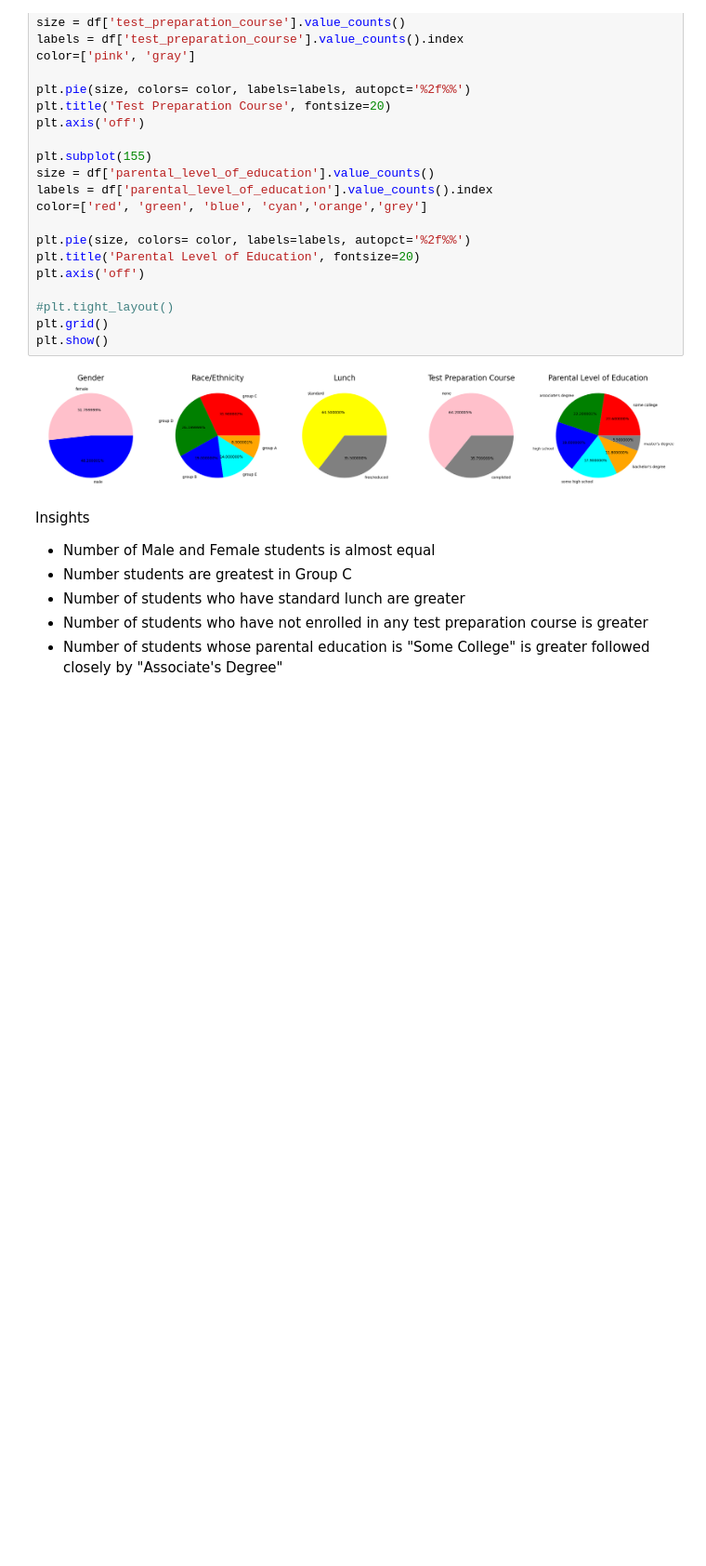
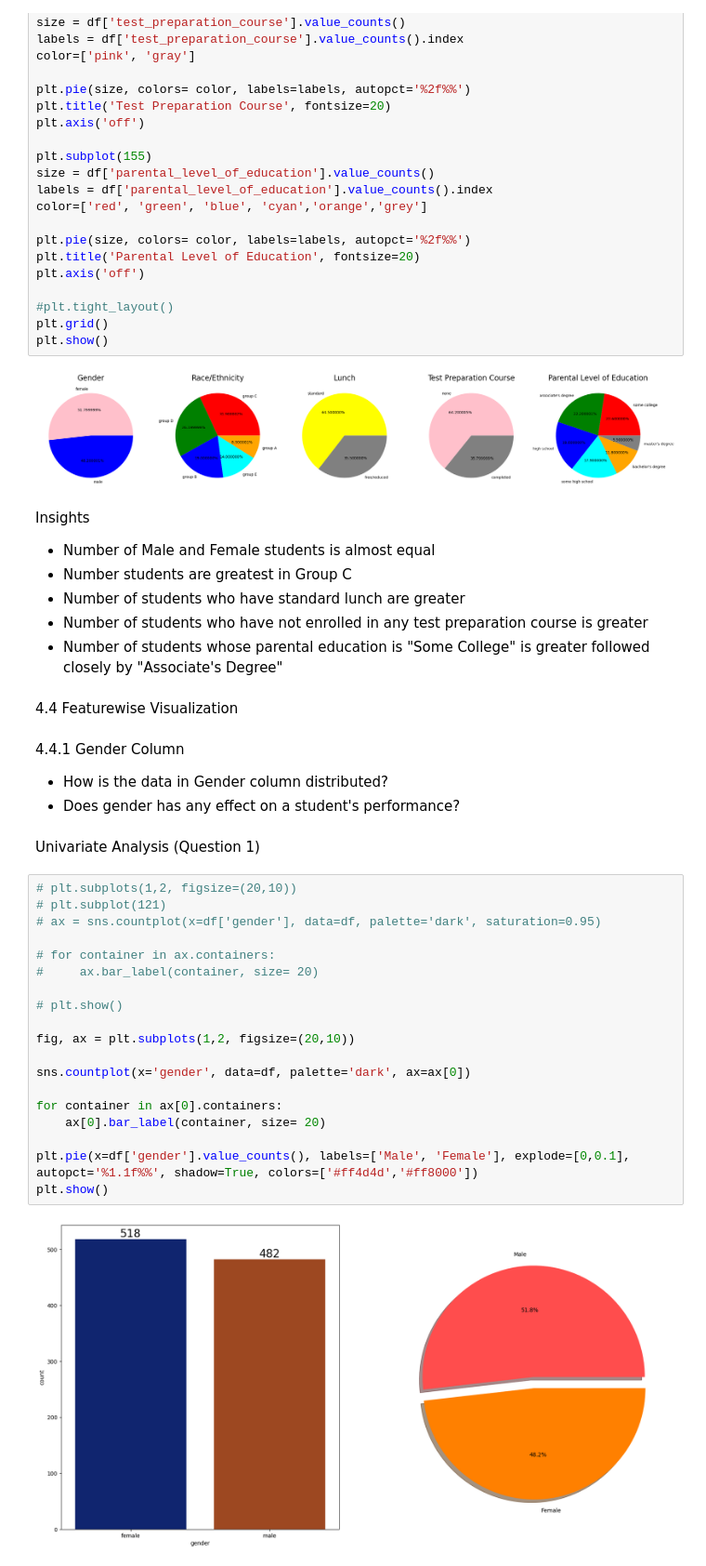
Before and after one commit to Shraddha6211/ML-generic-project, a Jupyter notebook: notebook/1. EDA Student Performance.ipynb, the cells around one changed output. Shown at 93% size. Saved outputs shown, nothing was run; the diff lists cells and outputs as text; blank space fills up the shorter version.

Commit message:
Add univariate and bivariate analysis with gender and student performance

```diff
--- a/notebook/1. EDA Student Performance.ipynb
+++ b/notebook/1. EDA Student Performance.ipynb
@@ -435,3 +435,32 @@ Insights
 * Number of students who have standard lunch are greater
 * Number of students who have not enrolled in any test preparation course is greater
 * Number of students whose parental education is "Some College" is greater followed closely by "Associate's Degree"
+# %% [markdown]
+4.4 Featurewise Visualization
+# %% [markdown]
+4.4.1 Gender Column
+* How is the data in Gender column distributed?
+* Does gender has any effect on a student's performance?
+# %% [markdown]
+Univariate Analysis (Question 1)
+# %%
+# plt.subplots(1,2, figsize=(20,10))
+# plt.subplot(121)
+# ax = sns.countplot(x=df['gender'], data=df, palette='dark', saturation=0.95)
+
+# for container in ax.containers:
+#     ax.bar_label(container, size= 20)
+
+# plt.show()
+
+fig, ax = plt.subplots(1,2, figsize=(20,10))
+
+sns.countplot(x='gender', data=df, palette='dark', ax=ax[0])
+
+for container in ax[0].containers:
+    ax[0].bar_label(container, size= 20)
+
+plt.pie(x=df['gender'].value_counts(), labels=['Male', 'Female'], explode=[0,0.1], autopct='%1.1f%%', shadow=True, colors=['#ff4d4d','#ff8000'])
+plt.show()
+# %% [output]
+[figure, added]
```
Also changed, not shown: parts of 6 cells of this notebook.
